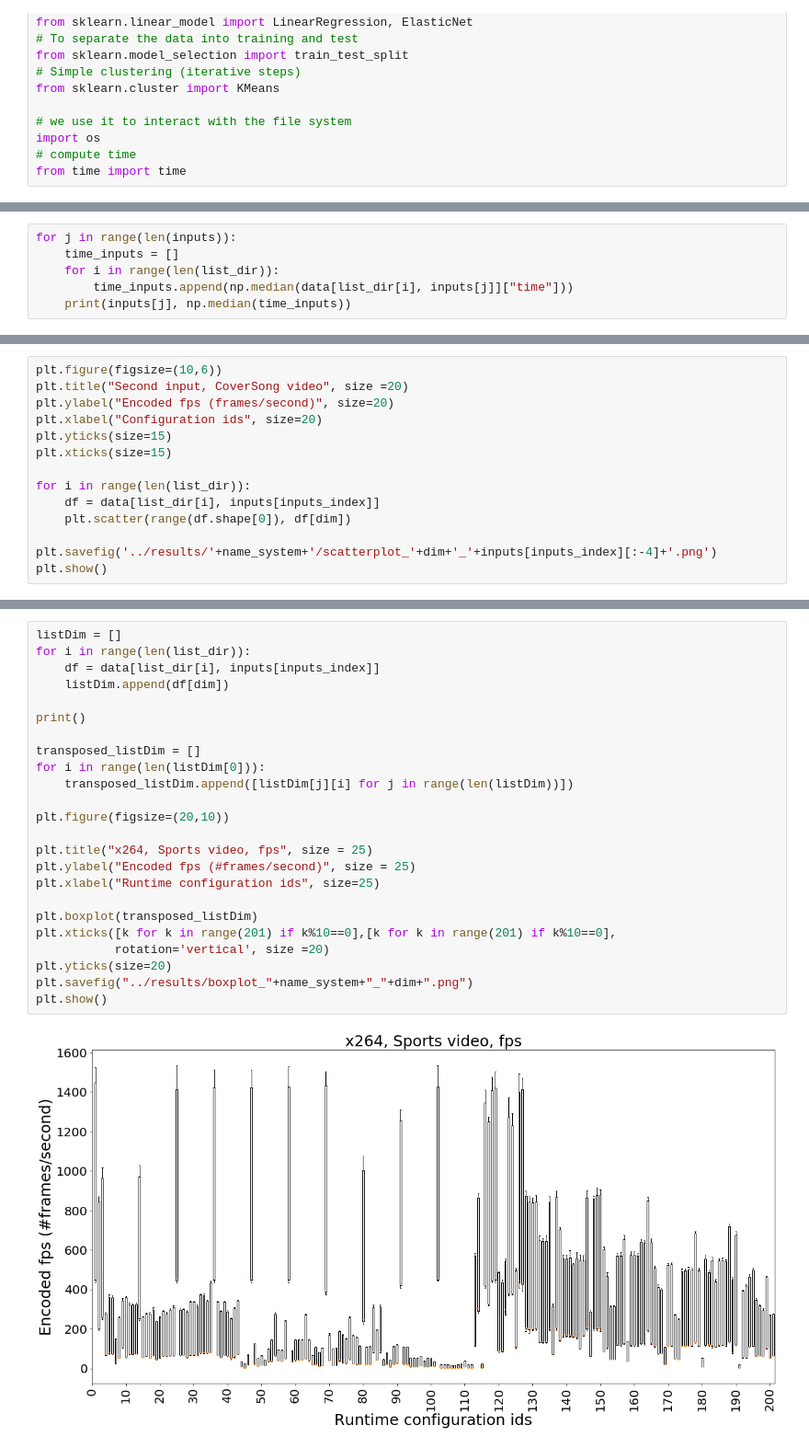
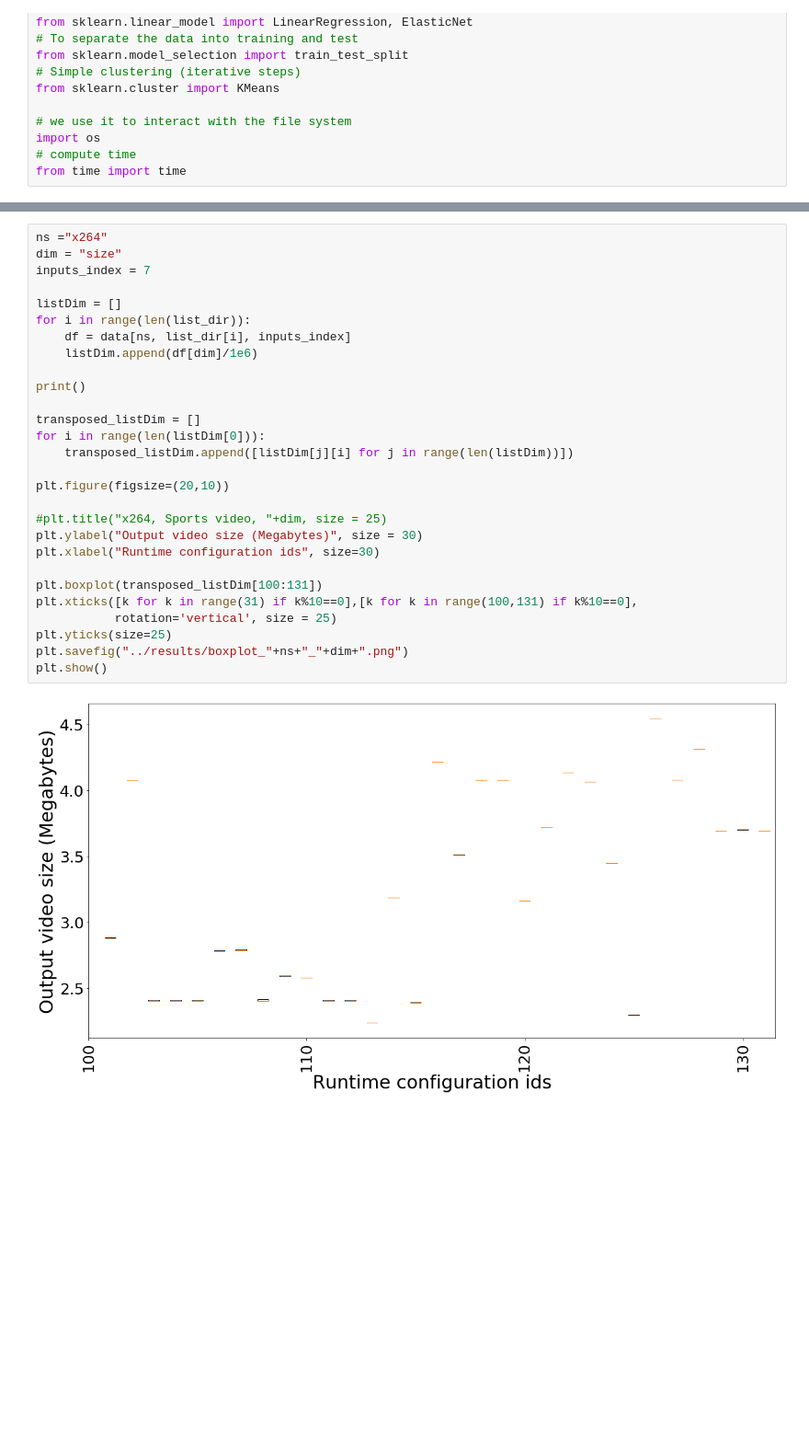
Before and after one commit to llesoil/ctime_opt, a Jupyter notebook: src/Interplay - main notebook.ipynb, the cells around one changed output, grey strips where cells are left out. Shown at 92% size. Saved outputs shown, nothing was run; the diff lists cells and outputs as text; blank space fills up the shorter version.

```diff
--- a/src/Interplay - main notebook.ipynb
+++ b/src/Interplay - main notebook.ipynb
@@ -65,6 +72,0 @@ for i in range(len(list_dir)):
-# %%
-for j in range(len(inputs)):
-    time_inputs = []
-    for i in range(len(list_dir)):
-        time_inputs.append(np.median(data[list_dir[i], inputs[j]]["time"]))
-    print(inputs[j], np.median(time_inputs))
@@ -87,14 +80,0 @@ inputs_index = 1
-# %%
-plt.figure(figsize=(10,6))
-plt.title("Second input, CoverSong video", size =20)
-plt.ylabel("Encoded fps (frames/second)", size=20)
-plt.xlabel("Configuration ids", size=20)
-plt.yticks(size=15)
-plt.xticks(size=15)
-
-for i in range(len(list_dir)):
-    df = data[list_dir[i], inputs[inputs_index]]
-    plt.scatter(range(df.shape[0]), df[dim])
-
-plt.savefig('../results/'+name_system+'/scatterplot_'+dim+'_'+inputs[inputs_index][:-4]+'.png')
-plt.show()
@@ -109,26 +81,30 @@ original_videos_Lecture_360P_Lecture_360P-114f.csv
 # %%
+ns ="x264"
+dim = "size"
+inputs_index = 7
+
 listDim = []
 for i in range(len(list_dir)):
-    df = data[list_dir[i], inputs[inputs_index]]
-    listDim.append(df[dim])
+    df = data[ns, list_dir[i], inputs_index]
+    listDim.append(df[dim]/1e6)
 
 print()
 
 transposed_listDim = []
 for i in range(len(listDim[0])):
     transposed_listDim.append([listDim[j][i] for j in range(len(listDim))])
 
 plt.figure(figsize=(20,10))
 
-plt.title("x264, Sports video, fps", size = 25)
-plt.ylabel("Encoded fps (#frames/second)", size = 25)
-plt.xlabel("Runtime configuration ids", size=25)
+#plt.title("x264, Sports video, "+dim, size = 25)
+plt.ylabel("Output video size (Megabytes)", size = 30)
+plt.xlabel("Runtime configuration ids", size=30)
 
-plt.boxplot(transposed_listDim)
-plt.xticks([k for k in range(201) if k%10==0],[k for k in range(201) if k%10==0],
-           rotation='vertical', size =20)
-plt.yticks(size=20)
-plt.savefig("../results/boxplot_"+name_system+"_"+dim+".png")
+plt.boxplot(transposed_listDim[100:131])
+plt.xticks([k for k in range(31) if k%10==0],[k for k in range(100,131) if k%10==0],
+           rotation='vertical', size = 25)
+plt.yticks(size=25)
+plt.savefig("../results/boxplot_"+ns+"_"+dim+".png")
 plt.show()
 # %% [output]
-[figure, old version]
+[figure, new version]
```
Also changed, not shown: parts of 39 cells of this notebook, 29 other files.
